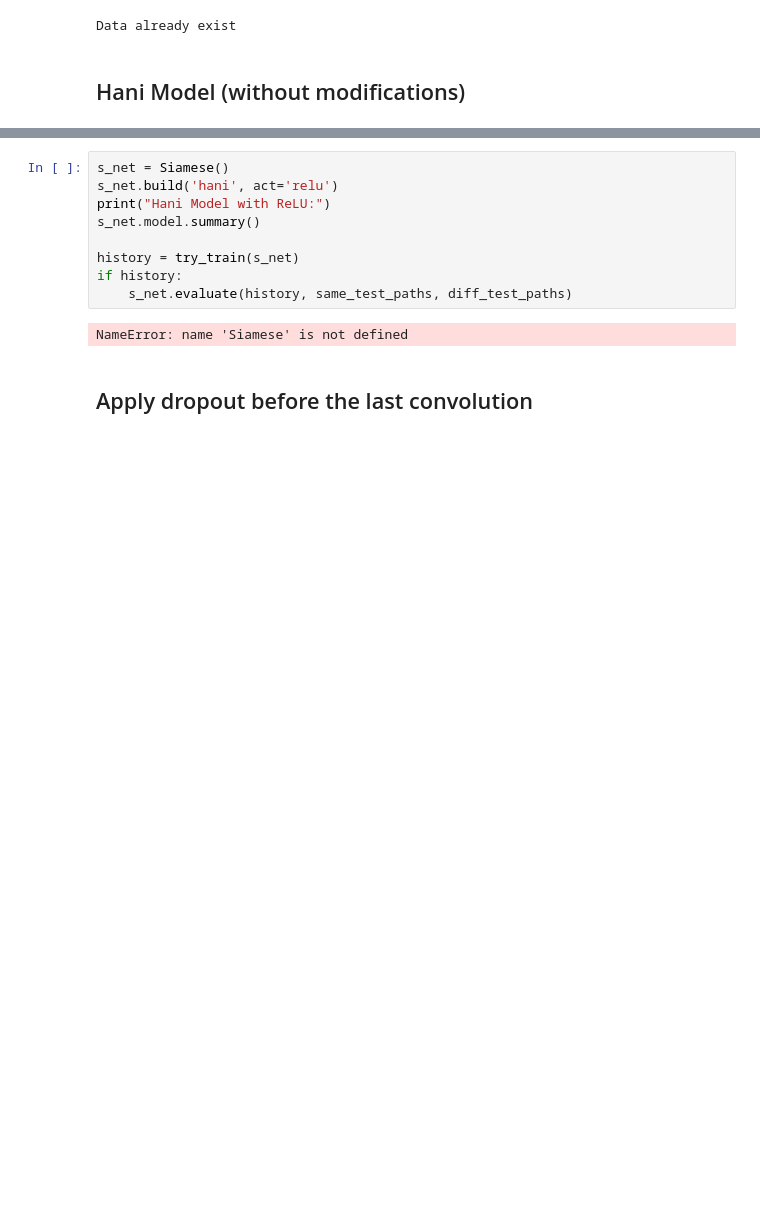
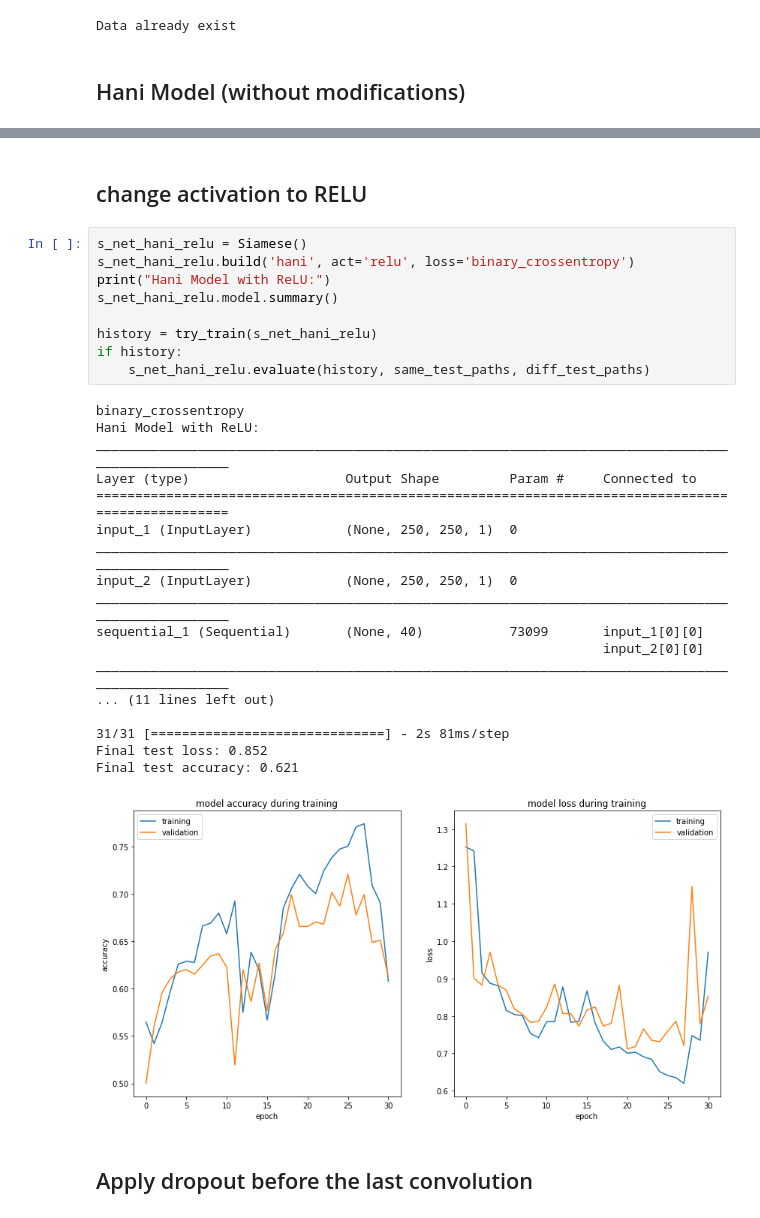
Before and after one commit to elisim/Deep-Learning-Intro, a Jupyter notebook: assignment2/Hani-Model.ipynb, the cells around one changed output, grey strips where cells are left out. Saved outputs shown, nothing was run; the diff lists cells and outputs as text; blank space fills up the shorter version.

```diff
--- a/assignment2/Hani-Model.ipynb
+++ b/assignment2/Hani-Model.ipynb
@@ -57,14 +62,33 @@ KeyboardInterrupt:
+# %% [markdown]
+## change activation to RELU
 # %%
-s_net = Siamese()
-s_net.build('hani', act='relu')
+s_net_hani_relu = Siamese()
+s_net_hani_relu.build('hani', act='relu', loss='binary_crossentropy')
 print("Hani Model with ReLU:")
-s_net.model.summary()
+s_net_hani_relu.model.summary()
 
-history = try_train(s_net)
+history = try_train(s_net_hani_relu)
 if history:
-    s_net.evaluate(history, same_test_paths, diff_test_paths)
+    s_net_hani_relu.evaluate(history, same_test_paths, diff_test_paths)
 # %% [output]
-NameError: name 'Siamese' is not defined
+binary_crossentropy
+Hani Model with ReLU:
+__________________________________________________________________________________________________
+Layer (type)                    Output Shape         Param #     Connected to
+==================================================================================================
+input_1 (InputLayer)            (None, 250, 250, 1)  0
+__________________________________________________________________________________________________
+input_2 (InputLayer)            (None, 250, 250, 1)  0
+__________________________________________________________________________________________________
+sequential_1 (Sequential)       (None, 40)           73099       input_1[0][0]
+                                                                 input_2[0][0]
+__________________________________________________________________________________________________
+... (11 lines left out)
+
+31/31 [==============================] - 2s 81ms/step
+Final test loss: 0.852
+Final test accuracy: 0.621
+[figure, added]
 # %% [markdown]
 ## Apply dropout before the last convolution
 # %%
```
Also changed, not shown: parts of 6 cells of this notebook, 4 other files.
